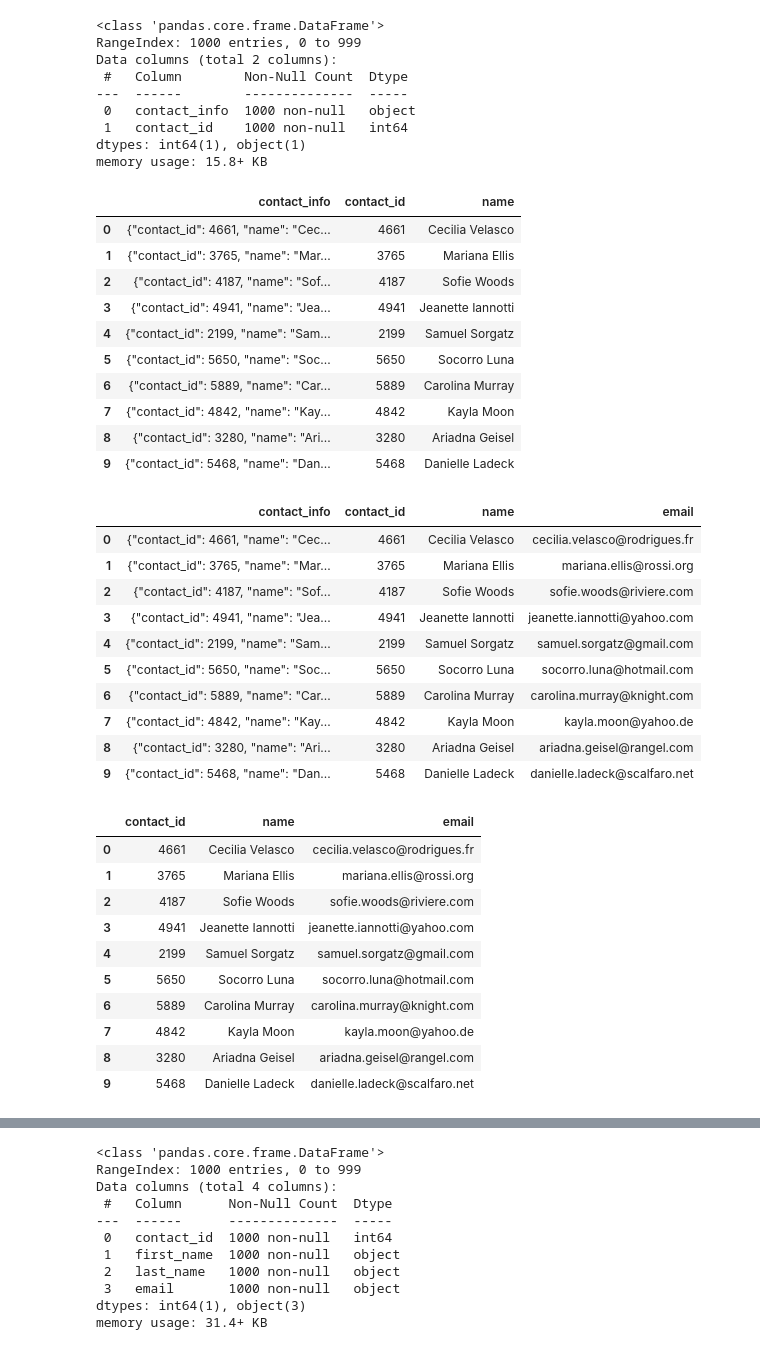
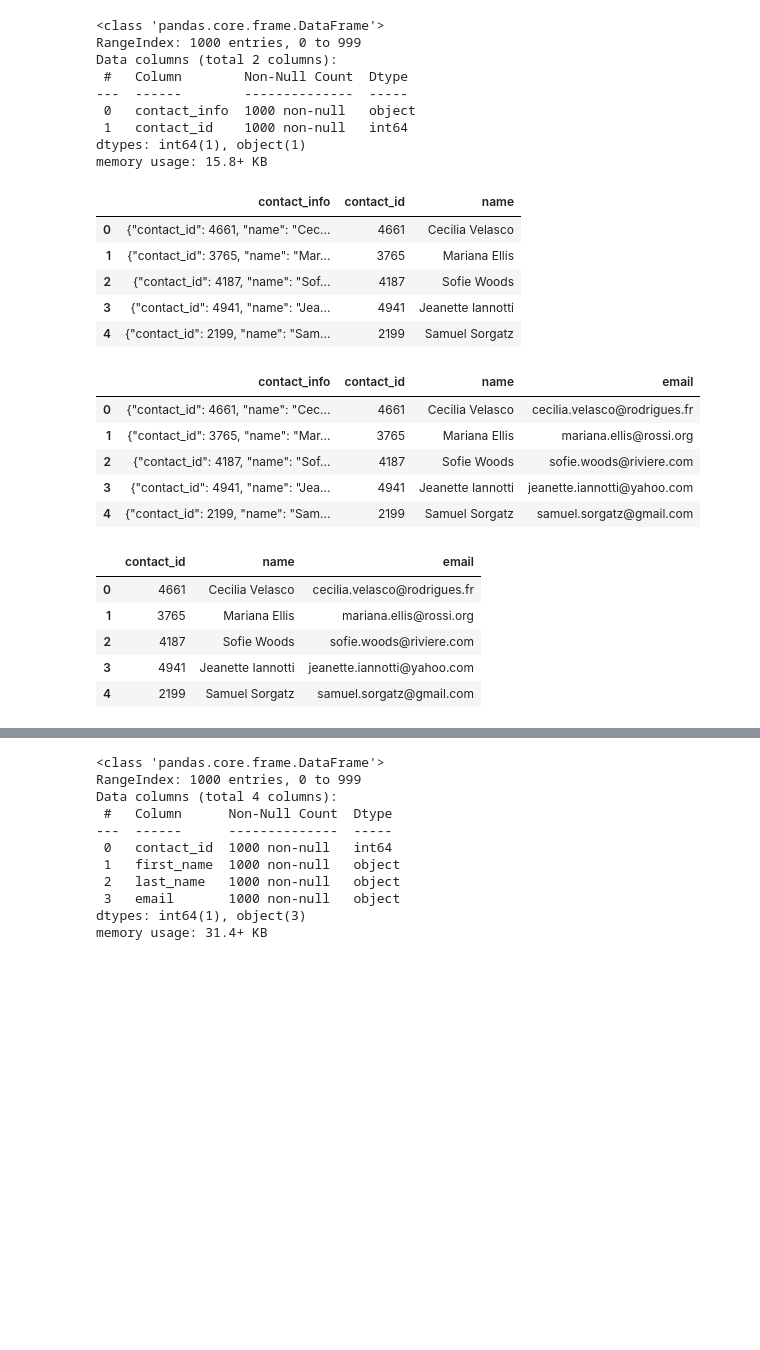
Before and after one commit to roxanadrv/Crowdfunding_ETL, a Jupyter notebook: ETL_Mini_Project_RDarvari_BSvab.ipynb, the cells around one changed output, grey strips where cells are left out. Cells and saved outputs as stored; diff of their text form; code cells hidden in the pictures; blank space fills up the shorter version.

```diff
--- a/ETL_Mini_Project_RDarvari_BSvab.ipynb
+++ b/ETL_Mini_Project_RDarvari_BSvab.ipynb
@@ -289,7 +296,8 @@ campaign_cleaned.to_csv("Resources/campaign.csv", index=False)
 ### Extract the contacts.xlsx Data.
 # %%
 # Read the data into a Pandas DataFrame. Use the `header=2` parameter when reading in the data.
-contact_info_df = pd.read_excel('Resources/contacts.xlsx', header=2)
+# After inspecting the excel file, we believe that header=3 is more appropriate given the structure and edited this code accordingly
+contact_info_df = pd.read_excel('Resources/contacts.xlsx', header=3)
 contact_info_df.head()
 # %% [output]
 |  | contact_info |
@@ -405,6 +434,10 @@ contact_info_df_copy.head()
 | 4 | {"contact_id": 2199, "name": "Sam... |
 # %%
 # Extract the four-digit contact ID number.
+contacts_df = contact_info_df_copy
+p = r'"contact_id": (\d{4})'
+contacts_df['contact_id'] = contacts_df['contact_info'].str.extract(p)
+contacts_df.head()
 # %% [output]
 |  | contact_info | contact_id |
 | 0 | {"contact_id": 4661, "name": "Cec... | 4661 |
@@ -426,6 +460,8 @@ dtypes: object(2)
 memory usage: 15.8+ KB
 # %%
 # Convert the "contact_id" column to an int64 data type.
+contacts_df['contact_id'] = pd.to_numeric(contacts_df['contact_id'], errors='coerce')
+contacts_df.info()
 # %% [output]
 <class 'pandas.core.frame.DataFrame'>
 RangeIndex: 1000 entries, 0 to 999
@@ -438,6 +474,9 @@ dtypes: int64(1), object(1)
 memory usage: 15.8+ KB
 # %%
 # Extract the name of the contact and add it to a new column.
+p = r'"name": "(.*?)"'
+contacts_df['name'] = contacts_df['contact_info'].str.extract(p)
+contacts_df.head()
 # %% [output]
 |  | contact_info | contact_id | name |
 | 0 | {"contact_id": 4661, "name": "Cec... | 4661 | Cecilia Velasco |
@@ -445,27 +484,22 @@ memory usage: 15.8+ KB
 | 2 | {"contact_id": 4187, "name": "Sof... | 4187 | Sofie Woods |
 | 3 | {"contact_id": 4941, "name": "Jea... | 4941 | Jeanette Iannotti |
 | 4 | {"contact_id": 2199, "name": "Sam... | 2199 | Samuel Sorgatz |
-| 5 | {"contact_id": 5650, "name": "Soc... | 5650 | Socorro Luna |
-| 6 | {"contact_id": 5889, "name": "Car... | 5889 | Carolina Murray |
-| 7 | {"contact_id": 4842, "name": "Kay... | 4842 | Kayla Moon |
-| 8 | {"contact_id": 3280, "name": "Ari... | 3280 | Ariadna Geisel |
-| 9 | {"contact_id": 5468, "name": "Dan... | 5468 | Danielle Ladeck |
 # %%
 # Extract the email from the contacts and add the values to a new column.
+p = r'"email": "(.*?)"'
+contacts_df['email'] = contacts_df['contact_info'].str.extract(p)
+contacts_df.head()
 # %% [output]
 |  | contact_info | contact_id | name | email |
 | 0 | {"contact_id": 4661, "name": "Cec... | 4661 | Cecilia Velasco | cecilia.velasco@rodrigues.fr |
 | 1 | {"contact_id": 3765, "name": "Mar... | 3765 | Mariana Ellis | mariana.ellis@rossi.org |
 | 2 | {"contact_id": 4187, "name": "Sof... | 4187 | Sofie Woods | sofie.woods@riviere.com |
 | 3 | {"contact_id": 4941, "name": "Jea... | 4941 | Jeanette Iannotti | jeanette.iannotti@yahoo.com |
 | 4 | {"contact_id": 2199, "name": "Sam... | 2199 | Samuel Sorgatz | samuel.sorgatz@gmail.com |
-| 5 | {"contact_id": 5650, "name": "Soc... | 5650 | Socorro Luna | socorro.luna@hotmail.com |
-| 6 | {"contact_id": 5889, "name": "Car... | 5889 | Carolina Murray | carolina.murray@knight.com |
-| 7 | {"contact_id": 4842, "name": "Kay... | 4842 | Kayla Moon | kayla.moon@yahoo.de |
-| 8 | {"contact_id": 3280, "name": "Ari... | 3280 | Ariadna Geisel | ariadna.geisel@rangel.com |
-| 9 | {"contact_id": 5468, "name": "Dan... | 5468 | Danielle Ladeck | danielle.ladeck@scalfaro.net |
 # %%
 # Create a copy of the contact_info_df with the 'contact_id', 'name', 'email' columns.
+contacts_df = contacts_df.drop(columns=['contact_info'])
+contacts_df.head()
 # %% [output]
 |  | contact_id | name | email |
 | 0 | 4661 | Cecilia Velasco | cecilia.velasco@rodrigues.fr |
@@ -473,10 +507,5 @@ memory usage: 15.8+ KB
 | 2 | 4187 | Sofie Woods | sofie.woods@riviere.com |
 | 3 | 4941 | Jeanette Iannotti | jeanette.iannotti@yahoo.com |
 | 4 | 2199 | Samuel Sorgatz | samuel.sorgatz@gmail.com |
-| 5 | 5650 | Socorro Luna | socorro.luna@hotmail.com |
-| 6 | 5889 | Carolina Murray | carolina.murray@knight.com |
-| 7 | 4842 | Kayla Moon | kayla.moon@yahoo.de |
-| 8 | 3280 | Ariadna Geisel | ariadna.geisel@rangel.com |
-| 9 | 5468 | Danielle Ladeck | danielle.ladeck@scalfaro.net |
 # %%
 # Create a "first"name" and "last_name" column with the first and last names from the "name" column.
```
Also changed, not shown: parts of 15 cells of this notebook, 5 other files.
